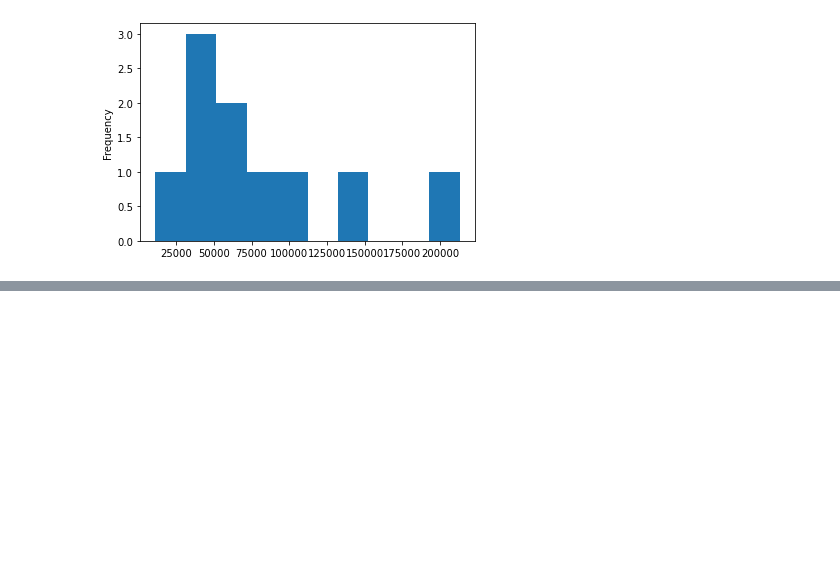
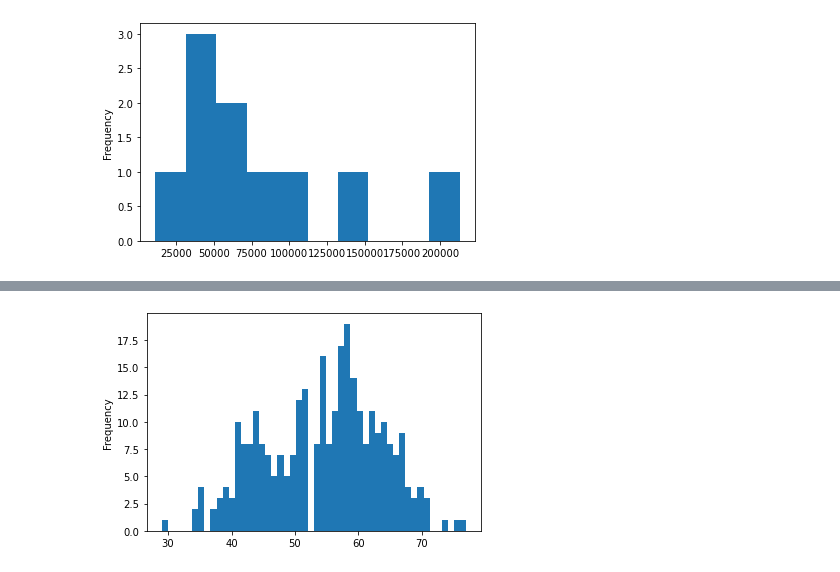
Before and after one commit to GKPSingh/M2D15, a Jupyter notebook: Learn Matplotlib.ipynb, the cells around one changed output, grey strips where cells are left out. Saved outputs shown, nothing was run; the diff lists cells and outputs as text; code cells hidden in the pictures; blank space fills up the shorter version.

```diff
--- a/Learn Matplotlib.ipynb
+++ b/Learn Matplotlib.ipynb
@@ -170,0 +185,4 @@ car_sales['Odometer (KM)'].plot.hist(bins = 10);
+# %%
+heart_disease['age'].plot.hist(bins=50);
+# %% [output]
+[figure, added]
```
Also changed, not shown: parts of 5 cells of this notebook.
